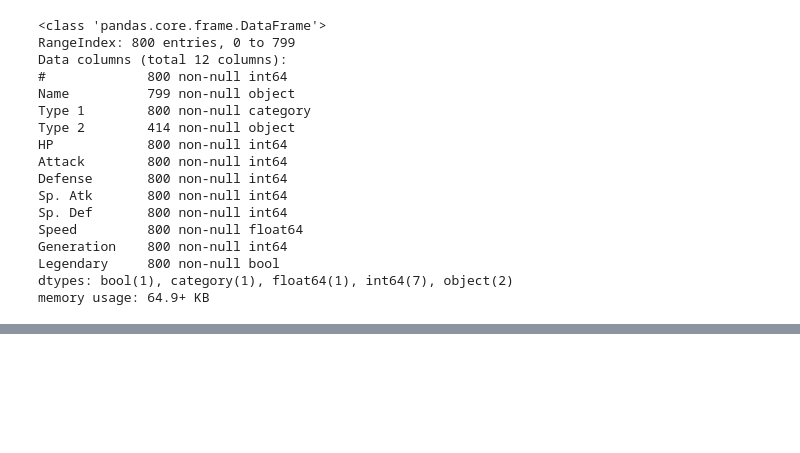
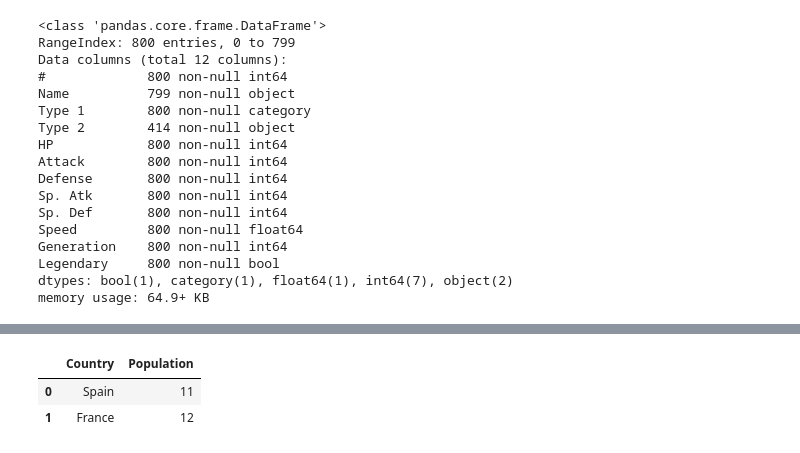
Before and after one commit to innovator-arjun/DataScience-Learning, a Jupyter notebook: Pokemon - Prediction/pokemon combat prediction.ipynb, the cells around one changed output, grey strips where cells are left out. Drawn from its saved outputs; the diff is of its cells as text; code cells hidden in the pictures; blank space fills up the shorter version.

```diff
--- a/Pokemon - Prediction/pokemon combat prediction.ipynb
+++ b/Pokemon - Prediction/pokemon combat prediction.ipynb
@@ -637,3 +637,19 @@ pokemon_data['Type 2'].fillna('empty',inplace=True)
 assert pokemon_data['Type 2'].notnull().all()
 # %%
 #Pandas Foundation
+# %%
+country=["Spain","France"]
+population=["11","12"]
+
+list_label=["Country","Population"]
+list_col=[country,population]
+
+zipped=list(zip(list_label,list_col))
+data_dict=dict(zipped)
+# %%
+df=pd.DataFrame(data_dict)
+df
+# %% [output]
+|  | Country | Population |
+| 0 | Spain | 11 |
+| 1 | France | 12 |
```
Also changed, not shown: parts of 4 cells of this notebook.
